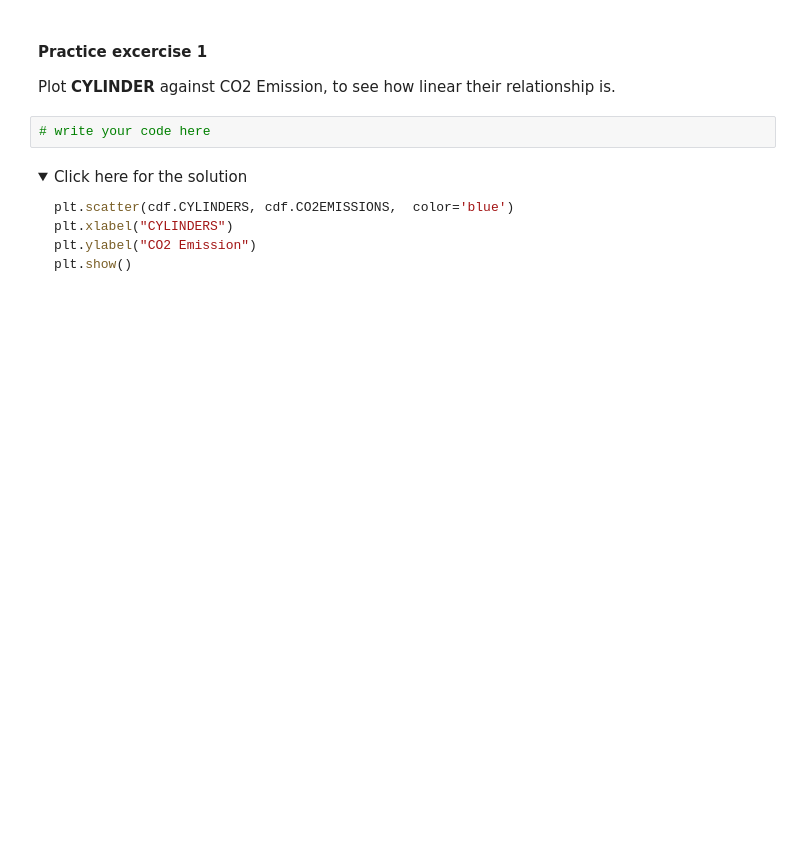
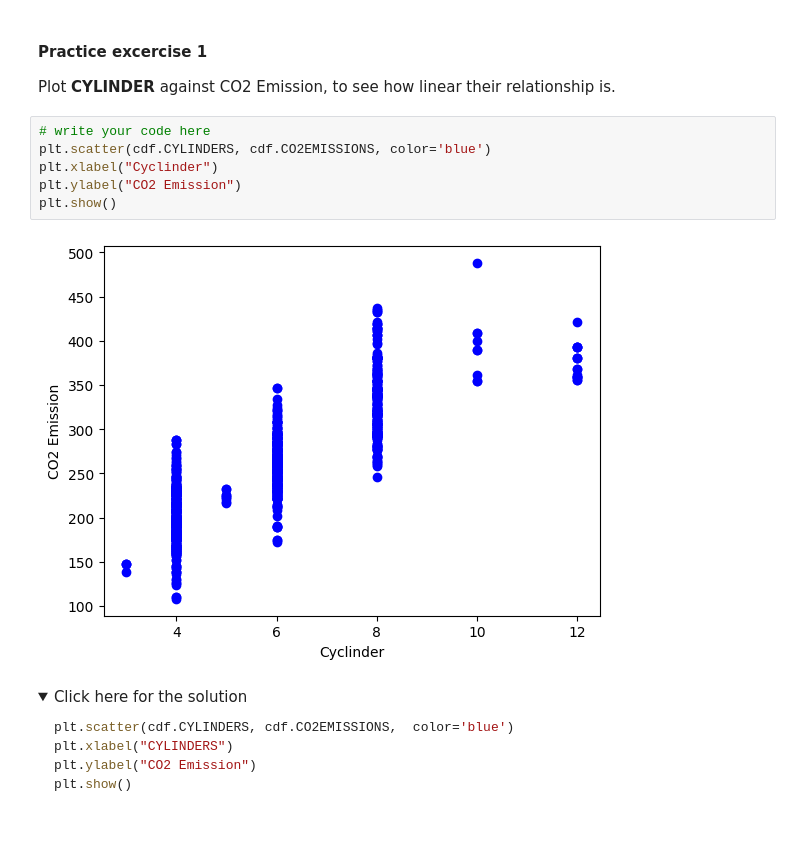
Before and after one commit to VuSnow/IBM_AI_Engineer_Professional_Certificate, a Jupyter notebook: C1_Machine_Learning_with_Python/Module_2/Labs/Lab_1_Simple_Linear_Regression.ipynb, the cells around one changed output. Drawn from its saved outputs; the diff is of its cells as text; folded sections open; blank space fills up the shorter version.

```diff
--- a/C1_Machine_Learning_with_Python/Module_2/Labs/Lab_1_Simple_Linear_Regression.ipynb
+++ b/C1_Machine_Learning_with_Python/Module_2/Labs/Lab_1_Simple_Linear_Regression.ipynb
@@ -135,8 +170,14 @@ Although the relationship between engine size and CO2 emission is quite linear,
 # %% [markdown]
 #### Practice excercise 1
 Plot __CYLINDER__ against CO2 Emission, to see how linear their relationship is.
-# %%
-# write your code here
+# %%
+# write your code here
+plt.scatter(cdf.CYLINDERS, cdf.CO2EMISSIONS, color='blue')
+plt.xlabel("Cyclinder")
+plt.ylabel("CO2 Emission")
+plt.show()
+# %% [output]
+[figure, added]
 # %% [markdown]
 <details><summary>Click here for the solution</summary>
 
```
Also changed, not shown: parts of 20 cells of this notebook.
